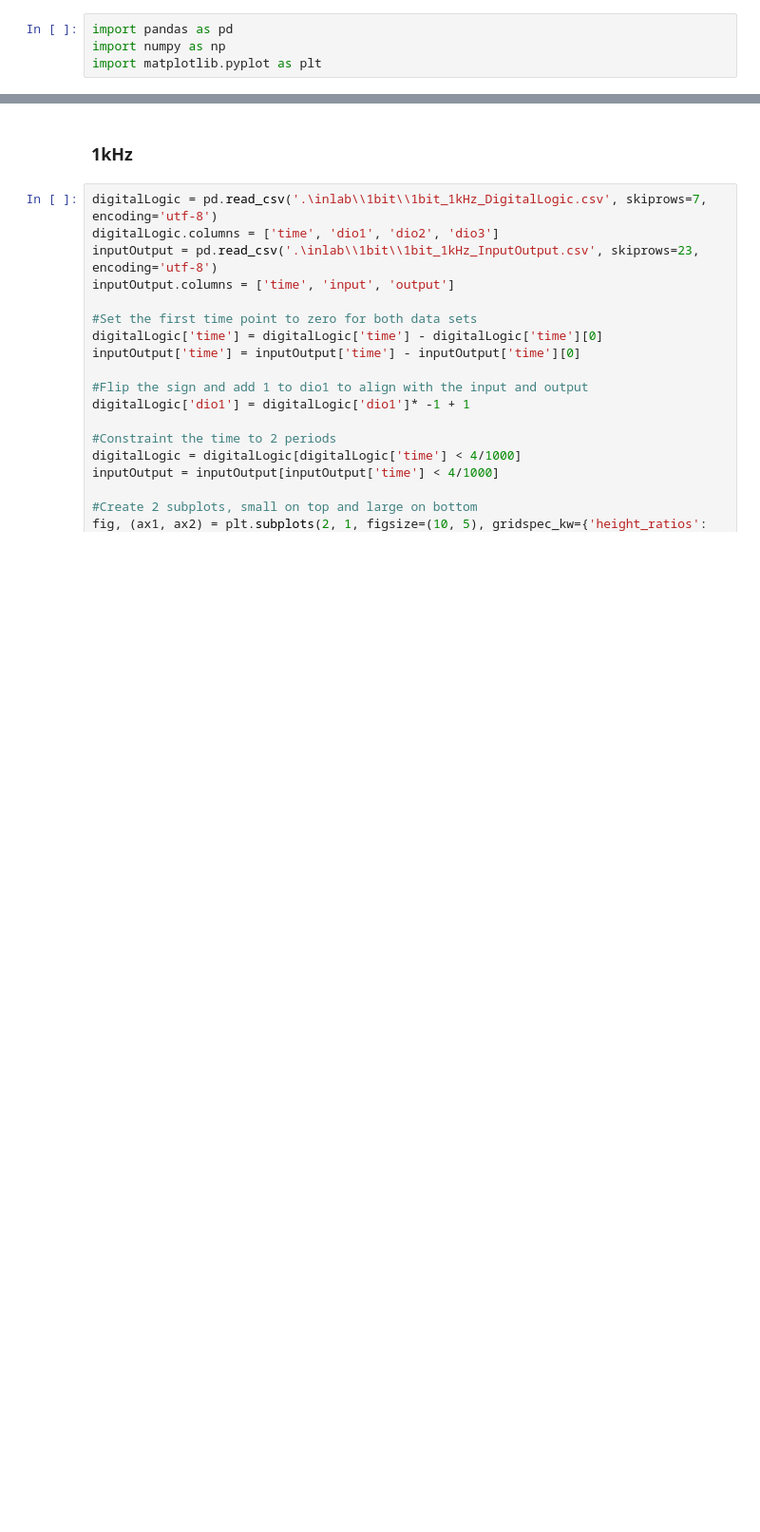
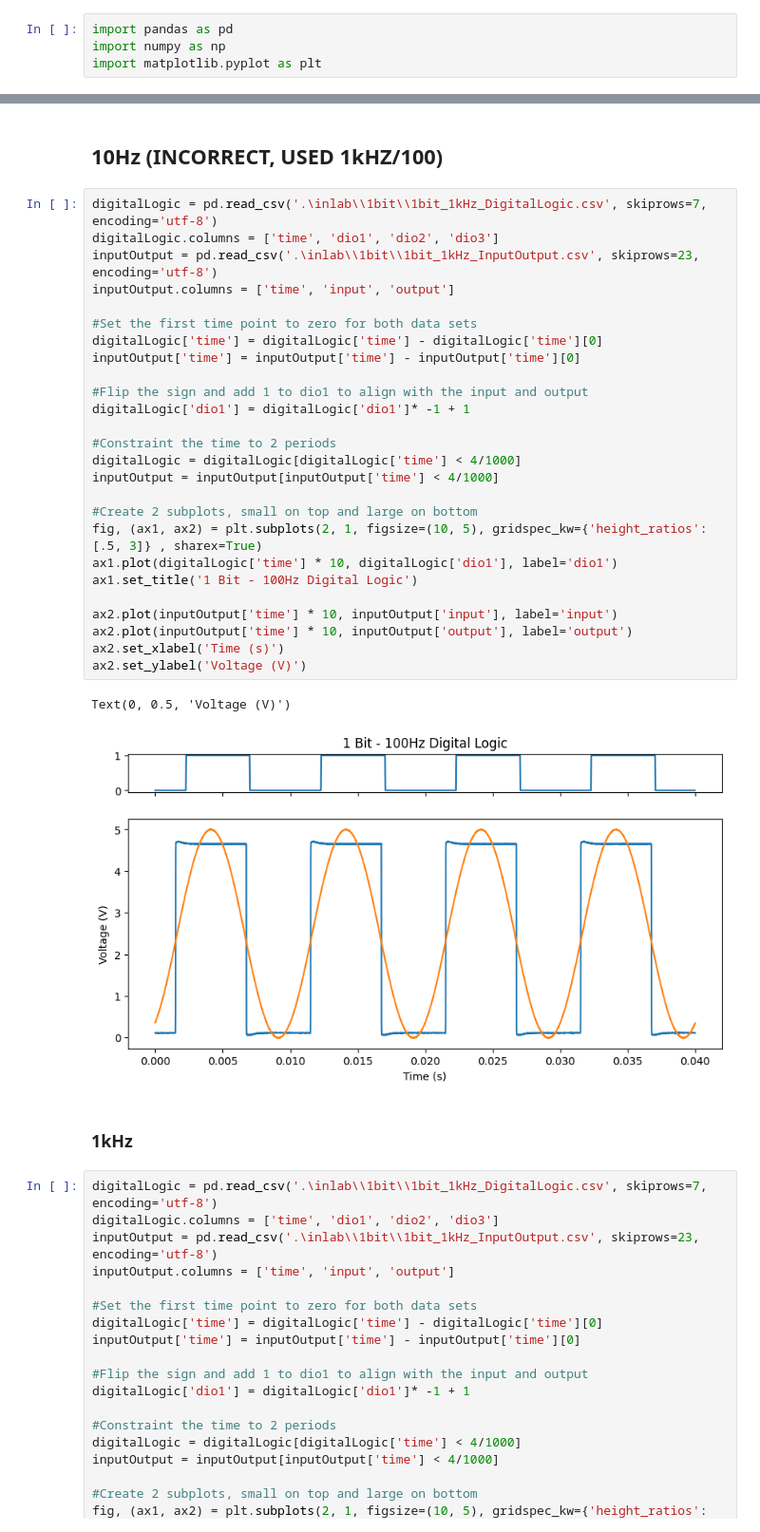
Before and after one commit to DanNguyenN/CE3202-Fundamentals, a Jupyter notebook: Lab8/inlab.ipynb, the cells around one changed output, grey strips where cells are left out. Shown at 95% size. Cells and saved outputs as stored; diff of their text form; blank space fills up the shorter version.

```diff
--- a/Lab8/inlab.ipynb
+++ b/Lab8/inlab.ipynb
@@ -7,3 +36,34 @@ import matplotlib.pyplot as plt
+# %% [markdown]
+## 10Hz (INCORRECT, USED 1kHZ/100)
+# %%
+digitalLogic = pd.read_csv('.\inlab\\1bit\\1bit_1kHz_DigitalLogic.csv', skiprows=7, encoding='utf-8')
+digitalLogic.columns = ['time', 'dio1', 'dio2', 'dio3']
+inputOutput = pd.read_csv('.\inlab\\1bit\\1bit_1kHz_InputOutput.csv', skiprows=23, encoding='utf-8')
+inputOutput.columns = ['time', 'input', 'output']
+
+#Set the first time point to zero for both data sets
+digitalLogic['time'] = digitalLogic['time'] - digitalLogic['time'][0]
+inputOutput['time'] = inputOutput['time'] - inputOutput['time'][0]
+
+#Flip the sign and add 1 to dio1 to align with the input and output
+digitalLogic['dio1'] = digitalLogic['dio1']* -1 + 1
+
+#Constraint the time to 2 periods
+digitalLogic = digitalLogic[digitalLogic['time'] < 4/1000]
+inputOutput = inputOutput[inputOutput['time'] < 4/1000]
+
+#Create 2 subplots, small on top and large on bottom
+fig, (ax1, ax2) = plt.subplots(2, 1, figsize=(10, 5), gridspec_kw={'height_ratios': [.5, 3]} , sharex=True)
+ax1.plot(digitalLogic['time'] * 10, digitalLogic['dio1'], label='dio1')
+ax1.set_title('1 Bit - 100Hz Digital Logic')
+
+ax2.plot(inputOutput['time'] * 10, inputOutput['input'], label='input')
+ax2.plot(inputOutput['time'] * 10, inputOutput['output'], label='output')
+ax2.set_xlabel('Time (s)')
+ax2.set_ylabel('Voltage (V)')
+# %% [output]
+Text(0, 0.5, 'Voltage (V)')
+[figure, added]
 # %% [markdown]
 ### 1kHz
 # %%
```
Also changed, not shown: parts of 2 cells of this notebook, 1 other file.
